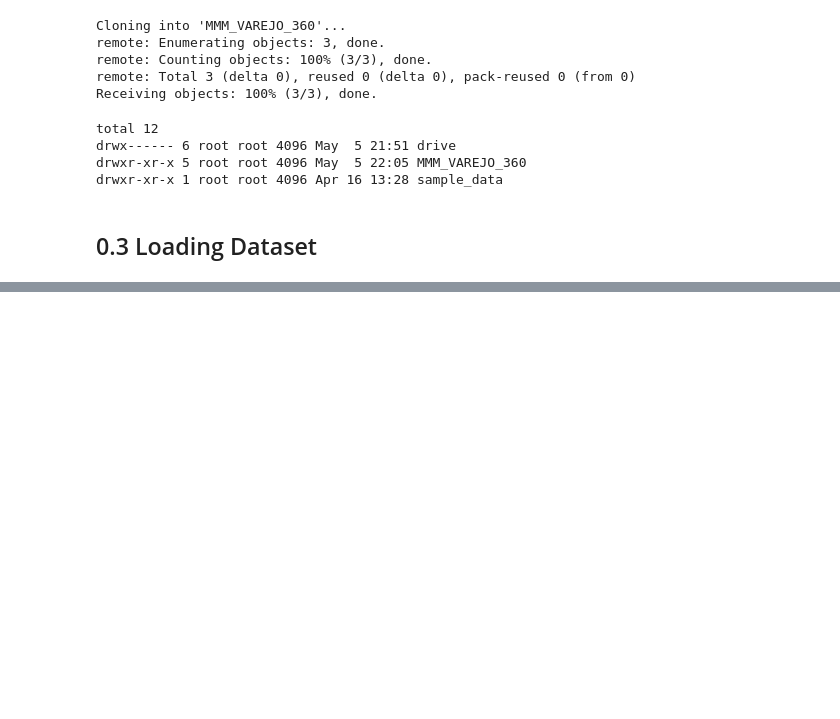
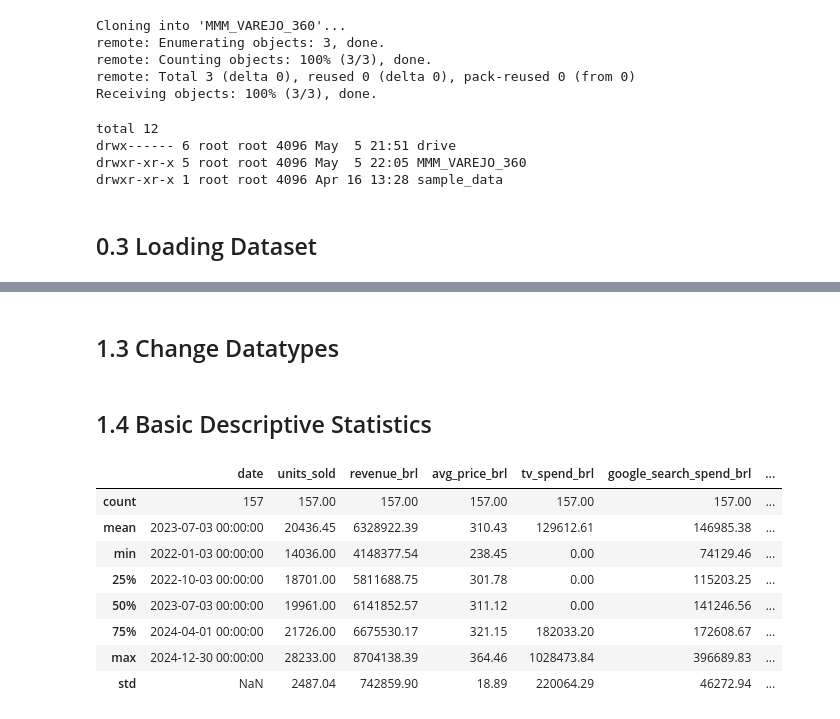
Before and after one commit to TiagoTBarreto/MMM_VAREJO_360, a Jupyter notebook: Case_Tecnico_Uncover_MMM.ipynb, the cells around one changed output, grey strips where cells are left out. Cells and saved outputs as stored; diff of their text form; code cells hidden in the pictures; blank space fills up the shorter version.

```diff
--- a/Case_Tecnico_Uncover_MMM.ipynb
+++ b/Case_Tecnico_Uncover_MMM.ipynb
@@ -7,6 +7,8 @@ from google.colab import drive
 
 import os
 import pandas as pd
+# %%
+pd.set_option('display.float_format', '{:.2f}'.format)
 # %% [markdown]
 ## 0.1 Funções
 # %% [markdown]
@@ -46,0 +51,2 @@ df_raw = pd.read_csv('data/varejo360_weekly.csv')
+# %%
+df1 = df_raw.copy()
@@ -46,0 +99,21 @@ df_raw = pd.read_csv('data/varejo360_weekly.csv')
+# %% [markdown]
+## 1.3 Change Datatypes
+# %%
+df1['date'] = pd.to_datetime(df1['date'], format='%Y-%m-%d')
+# %% [markdown]
+## 1.4 Basic Descriptive Statistics
+# %%
+df1.describe()
+
+# Over 50% of observations have zero spend in TV, OOH, and Influencer channels
+# This is expected, as these channels are typically activated in campaigns rather than continuously, and their effects tend to persist over time (long adstock).
+# %% [output]
+|  | date | units_sold | revenue_brl | avg_price_brl | tv_spend_brl | google_search_spend_brl | ... |
+| count | 157 | 157.00 | 157.00 | 157.00 | 157.00 | 157.00 | ... |
+| mean | 2023-07-03 00:00:00 | 20436.45 | 6328922.39 | 310.43 | 129612.61 | 146985.38 | ... |
+| min | 2022-01-03 00:00:00 | 14036.00 | 4148377.54 | 238.45 | 0.00 | 74129.46 | ... |
+| 25% | 2022-10-03 00:00:00 | 18701.00 | 5811688.75 | 301.78 | 0.00 | 115203.25 | ... |
+| 50% | 2023-07-03 00:00:00 | 19961.00 | 6141852.57 | 311.12 | 0.00 | 141246.56 | ... |
+| 75% | 2024-04-01 00:00:00 | 21726.00 | 6675530.17 | 321.15 | 182033.20 | 172608.67 | ... |
+| max | 2024-12-30 00:00:00 | 28233.00 | 8704138.39 | 364.46 | 1028473.84 | 396689.83 | ... |
+| std | NaN | 2487.04 | 742859.90 | 18.89 | 220064.29 | 46272.94 | ... |
```
Also changed, not shown: parts of 5 cells of this notebook.
